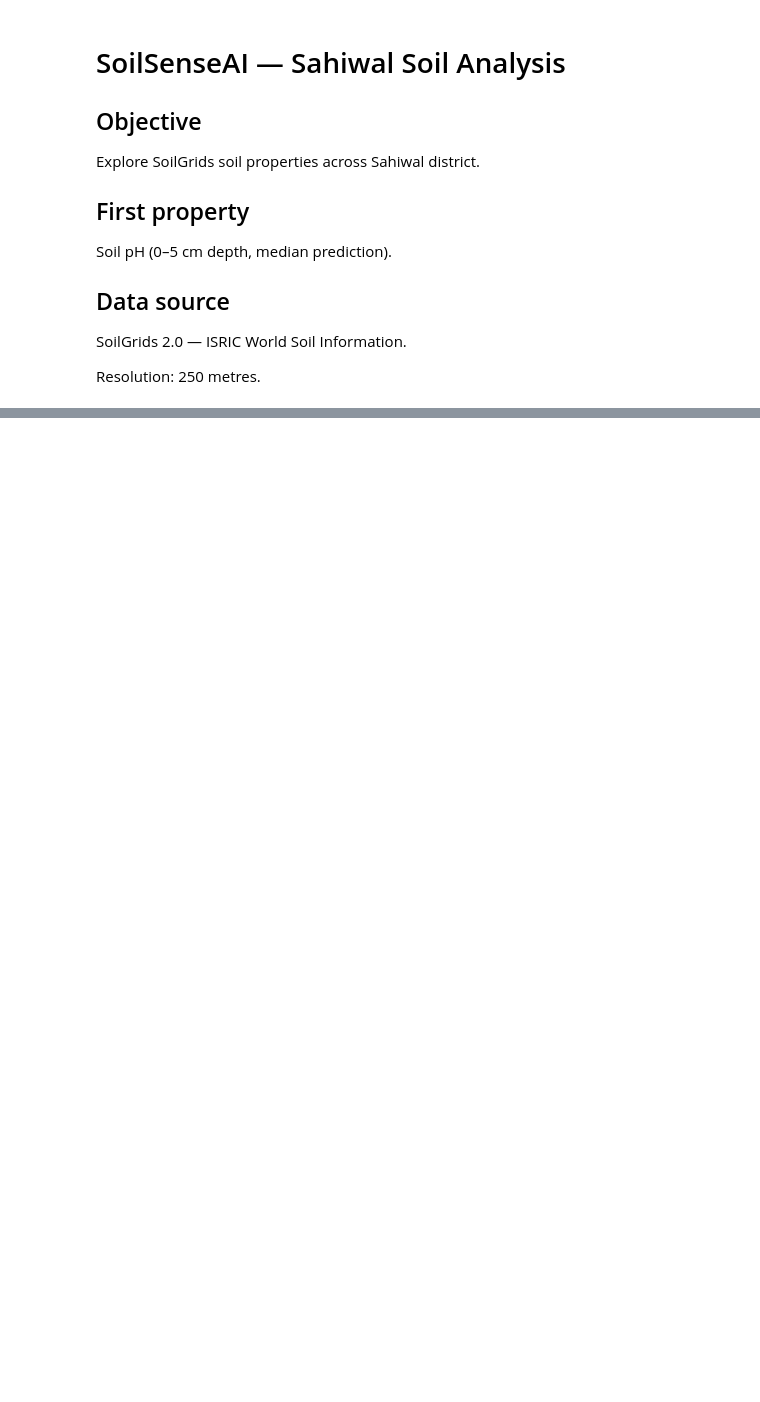
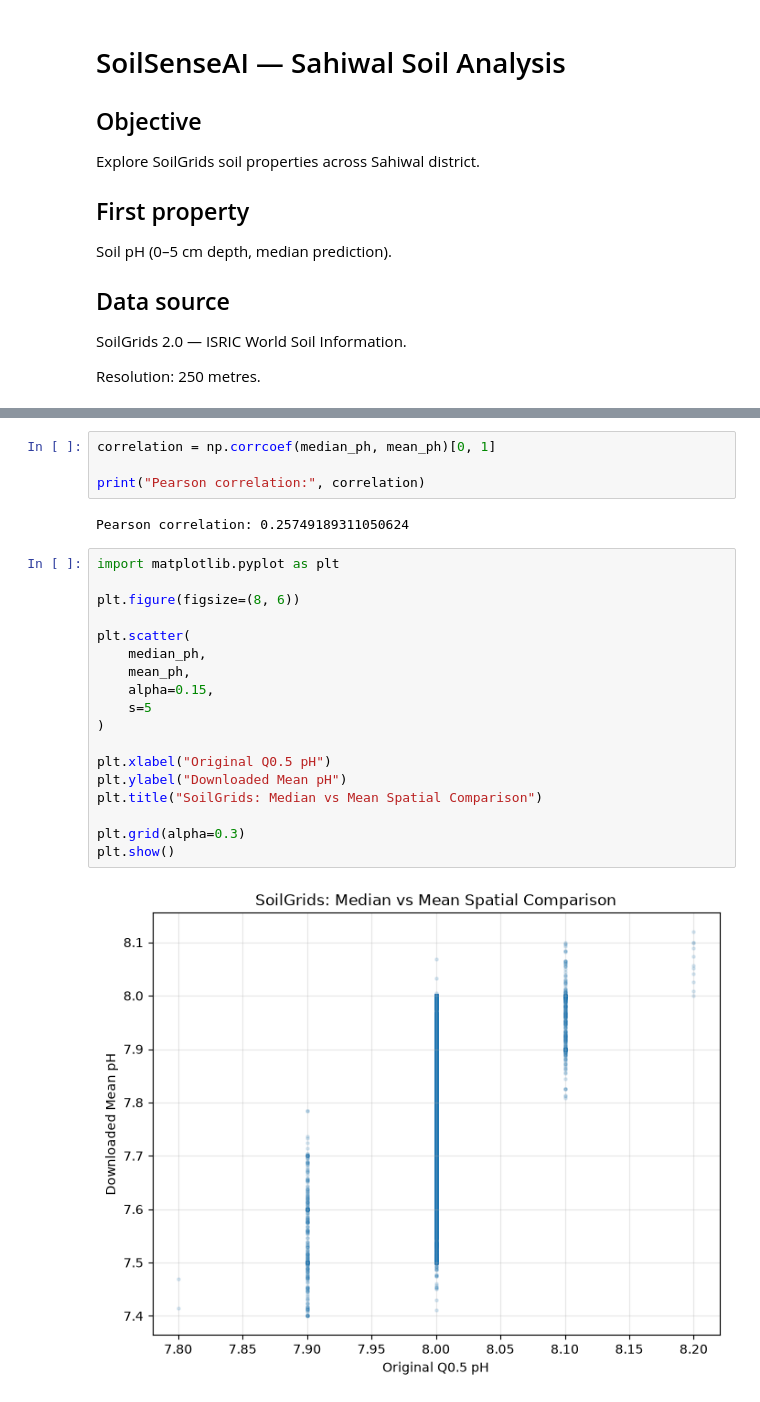
Before and after one commit to iammuhammadhassan/SoilSenseAi, a Jupyter notebook: src/01_boundary_visualization.ipynb, the cells around one changed output, grey strips where cells are left out. Saved outputs shown, nothing was run; the diff lists cells and outputs as text; blank space fills up the shorter version.

```diff
--- a/src/01_boundary_visualization.ipynb
+++ b/src/01_boundary_visualization.ipynb
@@ -53,0 +621,26 @@ Resolution: 250 metres.
+# %%
+correlation = np.corrcoef(median_ph, mean_ph)[0, 1]
+
+print("Pearson correlation:", correlation)
+# %% [output]
+Pearson correlation: 0.25749189311050624
+# %%
+import matplotlib.pyplot as plt
+
+plt.figure(figsize=(8, 6))
+
+plt.scatter(
+    median_ph,
+    mean_ph,
+    alpha=0.15,
+    s=5
+)
+
+plt.xlabel("Original Q0.5 pH")
+plt.ylabel("Downloaded Mean pH")
+plt.title("SoilGrids: Median vs Mean Spatial Comparison")
+
+plt.grid(alpha=0.3)
+plt.show()
+# %% [output]
+[figure, added]
```
Also changed, not shown: parts of 34 cells of this notebook.
